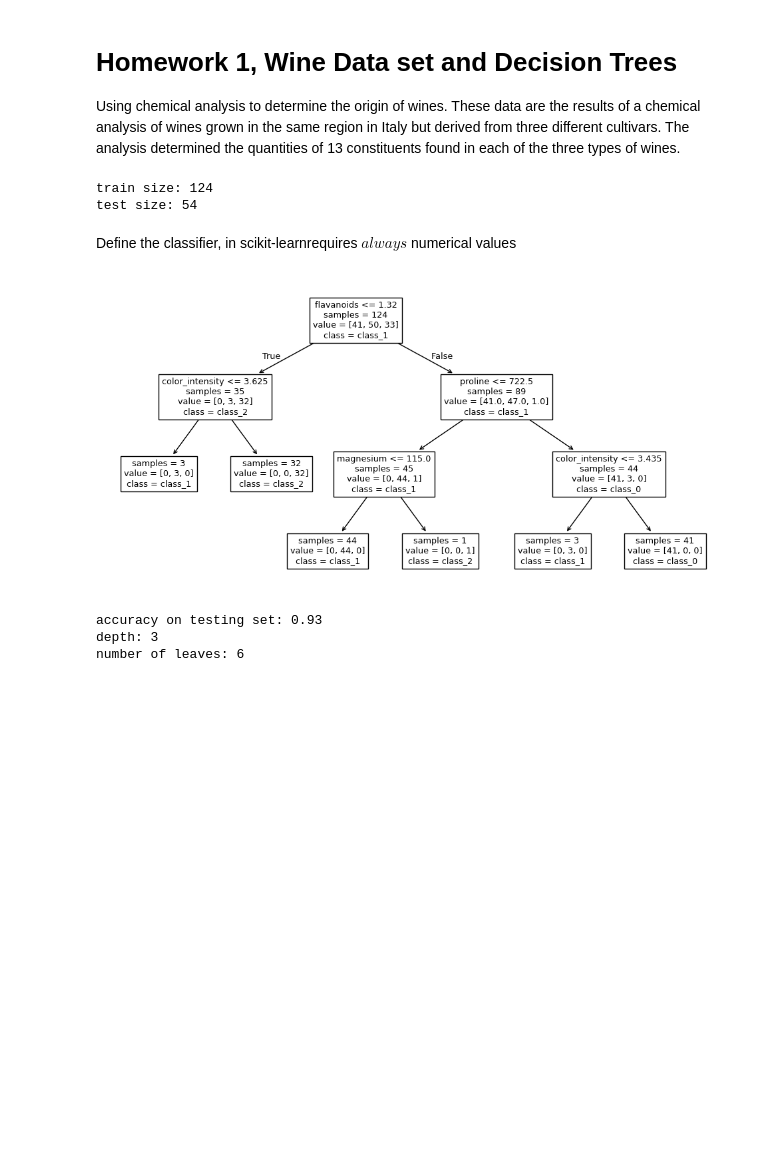
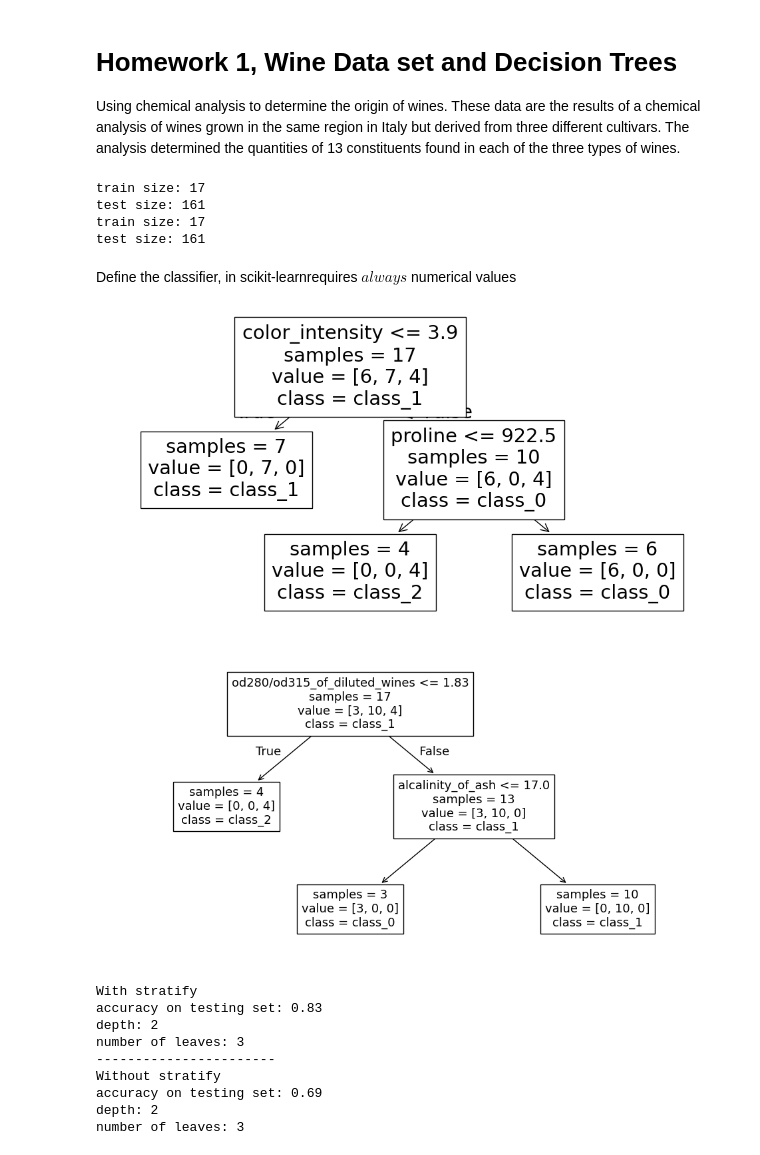
Before and after one commit to DuarteCruz6/homeworksML, a Jupyter notebook: homework1/HM1_DT_25.ipynb, the cells around one changed output. Cells and saved outputs as stored; diff of their text form; code cells hidden in the pictures; blank space fills up the shorter version.

```diff
--- a/homework1/HM1_DT_25.ipynb
+++ b/homework1/HM1_DT_25.ipynb
@@ -22,10 +22,14 @@ X, y = wine.data, wine.target
 
 #trian_size, sratify
 
-value=0.7
-gn=2
+value=0.1
+gn=42
 
+#with stratify
 X_train, X_test, y_train, y_test = train_test_split(X, y, train_size=value,stratify=y,random_state=gn)
+
+#without stratify
+X_train_no_stratify, X_test_no_stratify, y_train_no_stratify, y_test_no_stratify = train_test_split(X, y, train_size=value,random_state=gn)
 
 #radom_state: Controls the shuffling applied to the data before applying the split.
 #Pass an int for reproducible output across multiple function calls
@@ -33,28 +37,62 @@ X_train, X_test, y_train, y_test = train_test_split(X, y, train_size=value,strat
 
 print("train size:",len(X_train),"\ntest size:",len(X_test))
 # %% [output]
-train size: 124
-test size: 54
+train size: 17
+test size: 161
+train size: 17
+test size: 161
 # %% [markdown]
 Define the classifier, in scikit-learnrequires $always$ numerical values
 # %%
 # 2. learn classifier
+
+#with stratify
 predictor = tree.DecisionTreeClassifier(criterion='entropy',random_state=gn)
 predictor.fit(X_train, y_train)
 
+#without stratify
+predictor_no_stratify = tree.DecisionTreeClassifier(criterion='entropy',random_state=gn)
+predictor_no_stratify.fit(X_train_no_stratify, y_train_no_stratify)
+
 # 3. plot classifier
+
+#with stratify
 figure = plt.figure(figsize=(12, 6))
 tree.plot_tree(predictor, feature_names=wine.feature_names, class_names=wine.target_names, impurity=False)
 plt.show()
+
+#without stratify
+figure_no_stratify = plt.figure(figsize=(12, 6))
+tree.plot_tree(predictor_no_stratify, feature_names=wine.feature_names, class_names=wine.target_names, impurity=False)
+plt.show()
 # %% [output]
-[figure, old version]
+[figure, new version]
+[figure, added]
 # %%
 # 4. test classifier
+
+#with stratify
+print("With stratify")
 y_pred = predictor.predict(X_test)
 print("accuracy on testing set:",  round(metrics.accuracy_score(y_test,y_pred),2))
 print("depth:",predictor.get_depth())
 print("number of leaves:",predictor.get_n_leaves())
+
+print("-----------------------")
+
+#without stratify
+print("Without stratify")
+y_pred_no_stratify = predictor_no_stratify.predict(X_test_no_stratify)
+print("accuracy on testing set:",  round(metrics.accuracy_score(y_test_no_stratify,y_pred_no_stratify),2))
+print("depth:",predictor_no_stratify.get_depth())
+print("number of leaves:",predictor_no_stratify.get_n_leaves())
 # %% [output]
-accuracy on testing set: 0.93
-depth: 3
-number of leaves: 6
+With stratify
+accuracy on testing set: 0.83
+depth: 2
+number of leaves: 3
+-----------------------
+Without stratify
+accuracy on testing set: 0.69
+depth: 2
+number of leaves: 3
```
